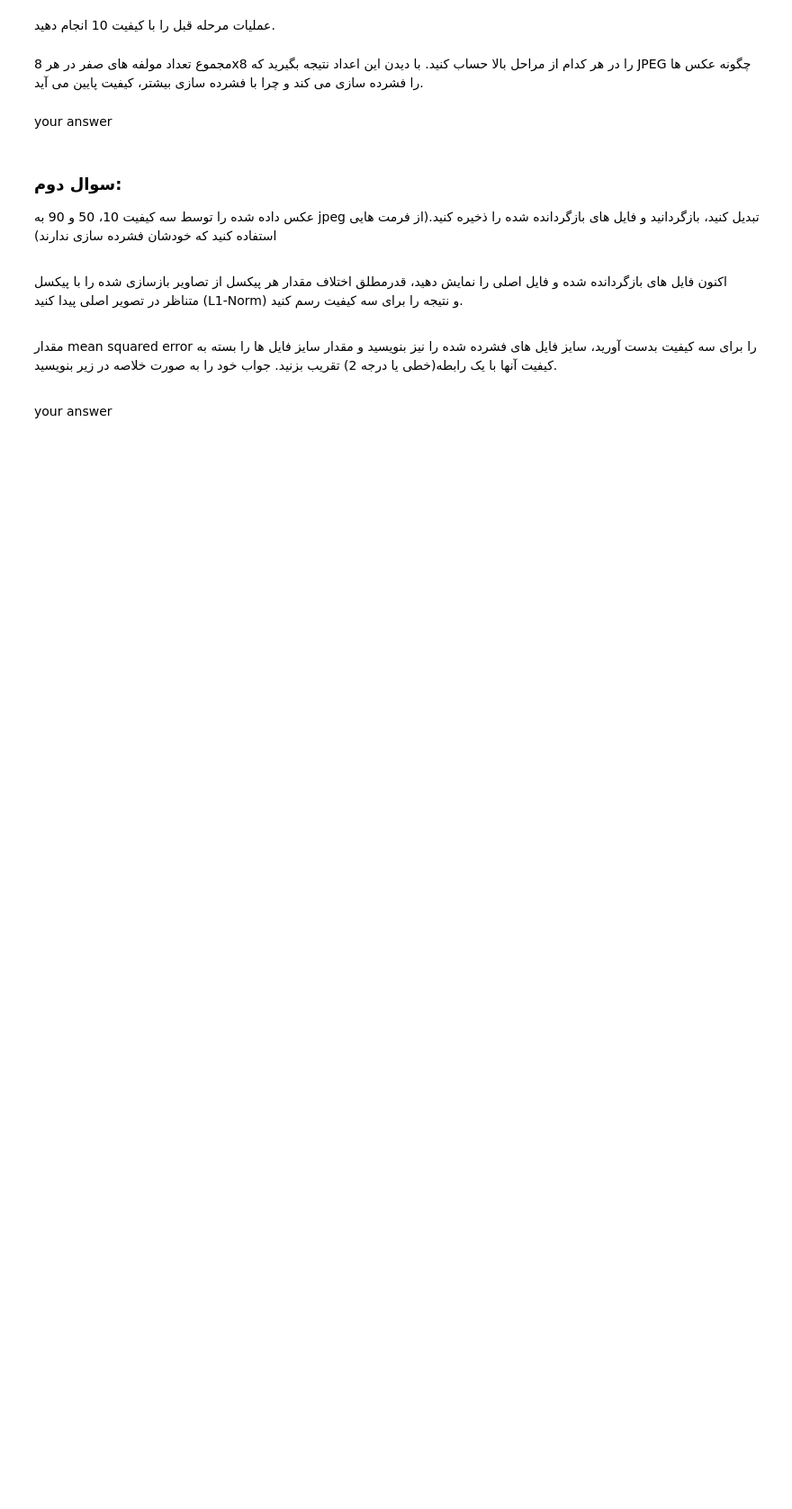
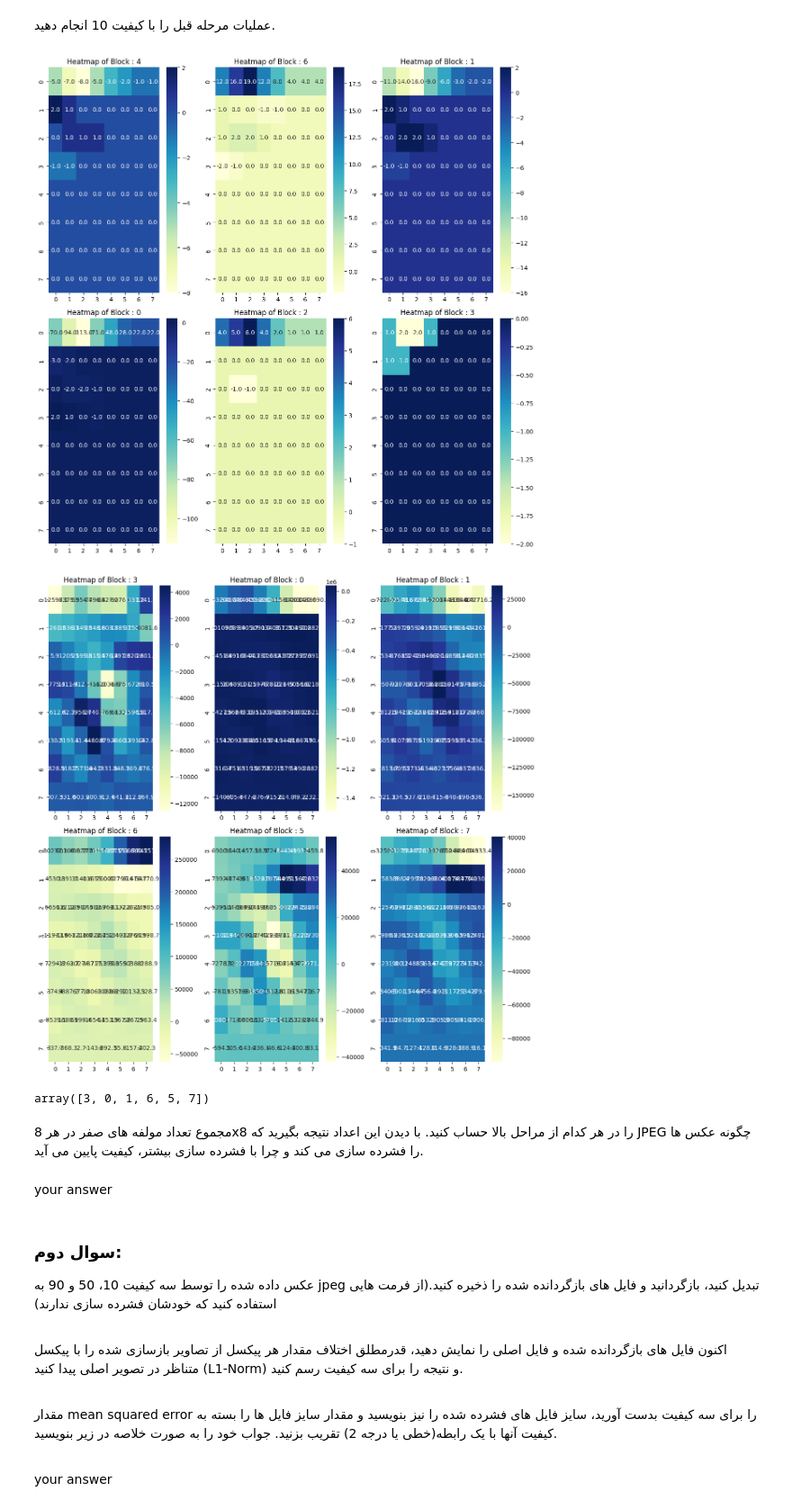
Before and after one commit to imghady/image_compressor, a Jupyter notebook: 1.ipynb, the cells around one changed output. Shown at 90% size. Drawn from its saved outputs; the diff is of its cells as text; code cells hidden in the pictures; blank space fills up the shorter version.

```diff
--- a/1.ipynb
+++ b/1.ipynb
@@ -483,3 +533,17 @@ plt.imshow(compress_cat_img, cmap='gray')
+# %%
+chosen_quantize10 = quantization(chosen_dct, quality_levels[10])
+
+dequantization_list10 = list()
+for index in chosen_dct:
+    dequantization_list10.append(dequantization(index, quality_levels[10]))
+chosen_dequantize10 = np.array(dequantization_list10)
+
+random_blocks_heatmap(6, chosen_quantize10)
+random_blocks_heatmap(6, chosen_dequantize10)
+# %% [output]
+[figure, added]
+[figure, added]
+array([3, 0, 1, 6, 5, 7])
 # %% [markdown]
 <div dir="rtl">
 مجموع تعداد مولفه های صفر در هر 8x8 را در هر کدام از مراحل بالا حساب کنید. با دیدن این اعداد نتیجه بگیرید که JPEG چگونه عکس ها را فشرده سازی می کند و چرا با فشرده سازی بیشتر، کیفیت پایین می آید.
```
Also changed, not shown: parts of 7 cells of this notebook, 2 other files.
